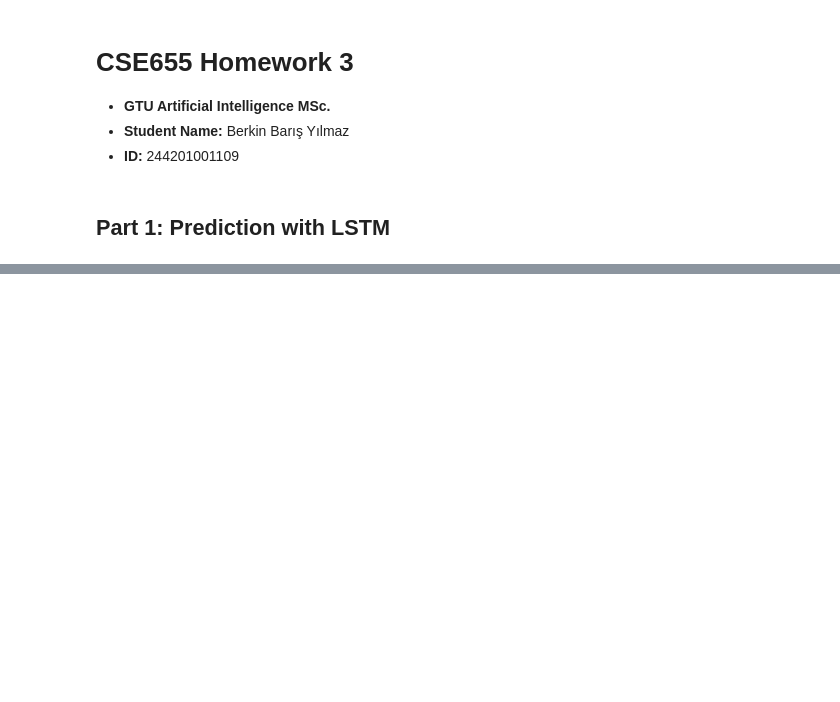
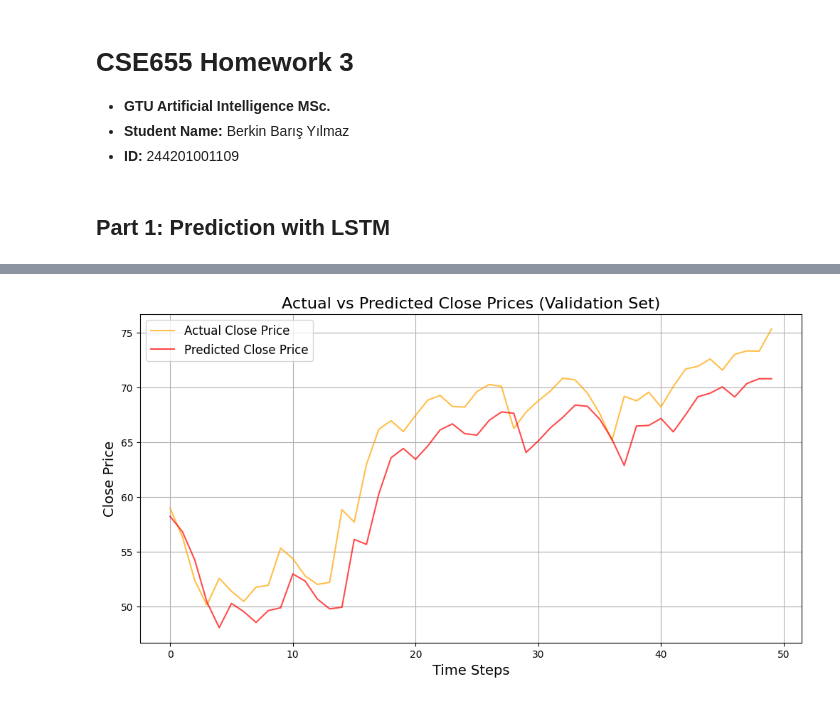
Before and after one commit to Berkin99/DeepLearning, a Jupyter notebook: Homework3/src/Homework3_244201001109_Yilmaz_Berkin.ipynb, the cells around one changed output, grey strips where cells are left out. Cells and saved outputs as stored; diff of their text form; code cells hidden in the pictures; blank space fills up the shorter version.

```diff
--- a/Homework3/src/Homework3_244201001109_Yilmaz_Berkin.ipynb
+++ b/Homework3/src/Homework3_244201001109_Yilmaz_Berkin.ipynb
@@ -103,0 +179,16 @@ TypeError: object of type 'Data1D' has no len()
+# %%
+# Plot the denormalized predictions vs actual values for first 100 days
+actual_price = denormalized_actual[:100]
+predicted_price = denormalized_predictions[:100]
+
+plt.figure(figsize=(12, 6))
+plt.plot(actual_price[:50], label="Actual Close Price", color='orange', alpha=0.7)
+plt.plot(predicted_price[:50], label="Predicted Close Price", color='red', alpha=0.7)
+plt.title("Actual vs Predicted Close Prices (Validation Set)", fontsize=16)
+plt.xlabel("Time Steps", fontsize=14)
+plt.ylabel("Close Price", fontsize=14)
+plt.legend(fontsize=12)
+plt.grid(True)
+plt.show()
+# %% [output]
+[figure, added]
```
Also changed, not shown: parts of 12 cells of this notebook, 2 other files.
